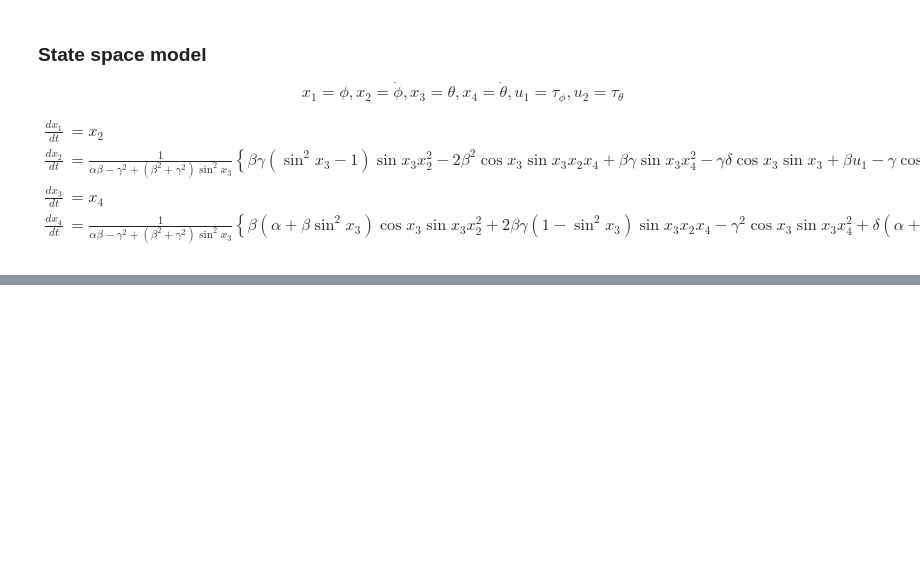
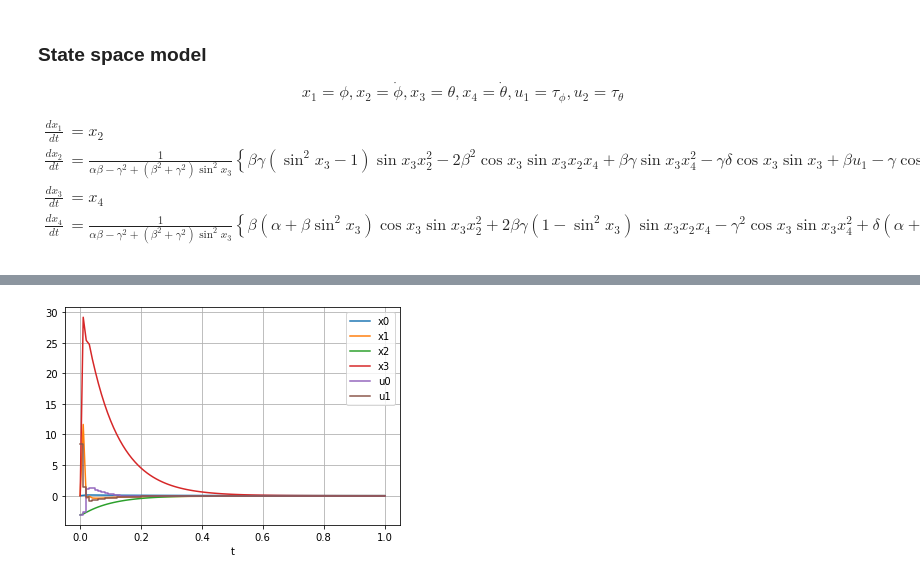
Before and after one commit to zhengang-zhong/NMPC_framework, a Jupyter notebook: test.ipynb, the cells around one changed output, grey strips where cells are left out. Saved outputs shown, nothing was run; the diff lists cells and outputs as text; code cells hidden in the pictures; blank space fills up the shorter version.

```diff
--- a/test.ipynb
+++ b/test.ipynb
@@ -95,0 +142,4 @@ SX(((((((10*(x_SX_0-xr_0))*(x_SX_0-xr_0))+sq((x_SX_1-xr_1)))+((100*(x_SX_2-xr_2)
+# %%
+mpc_plot.plot_single()
+# %% [output]
+[figure, added]
```
Also changed, not shown: parts of 7 cells of this notebook.
